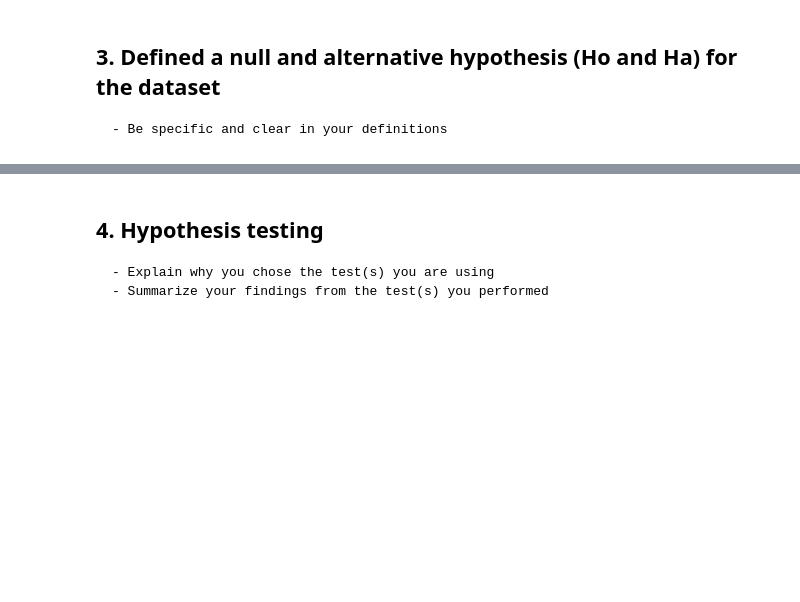
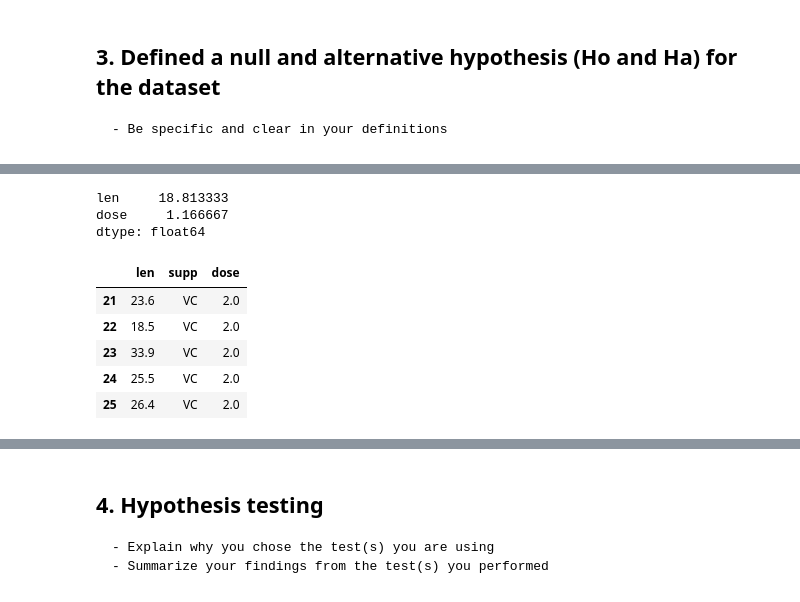
Before and after one commit to kscully-dotcom/msds650, a Jupyter notebook: week4/kscully_week4_assign_complete/kscully_week4_assign_complete.ipynb, the cells around one changed output, grey strips where cells are left out. Drawn from its saved outputs; the diff is of its cells as text; code cells hidden in the pictures; blank space fills up the shorter version.

```diff
--- a/week4/4_Assignment.ipynb
+++ b/week4/kscully_week4_assign_complete/kscully_week4_assign_complete.ipynb
@@ -236 +255,19 @@ if dose < 2.0mg then len < mean-len
 ***
+# %%
+df.mean()
+# %% [output]
+len     18.813333
+dose     1.166667
+dtype: float64
+# %%
+d=2.0
+dfnull = df[df['dose'] ==d]
+dfnull2 = df[df['dose'] <d]
+dfnull.head()
+# %% [output]
+|  | len | supp | dose |
+| 21 | 23.6 | VC | 2.0 |
+| 22 | 18.5 | VC | 2.0 |
+| 23 | 33.9 | VC | 2.0 |
+| 24 | 25.5 | VC | 2.0 |
+| 25 | 26.4 | VC | 2.0 |
```
Also changed, not shown: parts of 40 cells of this notebook, 12 other files.
